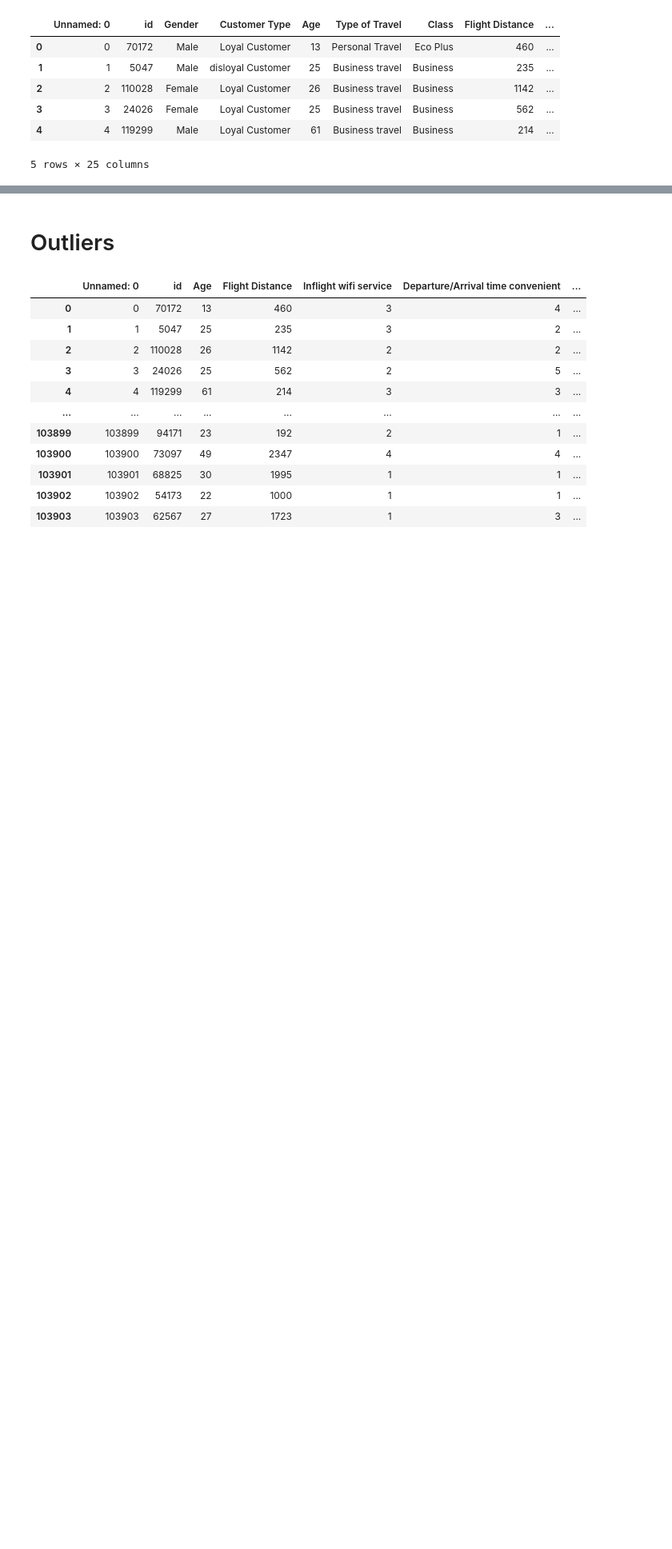
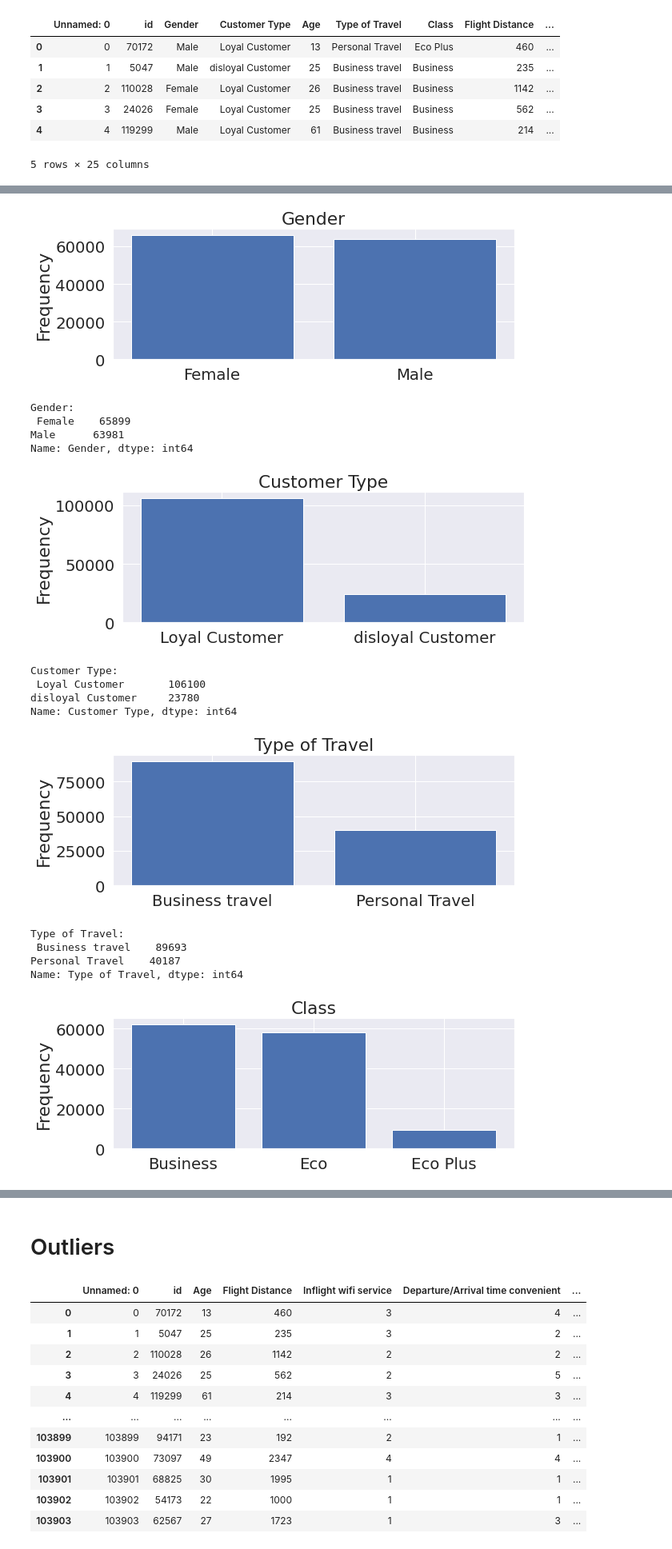
Before and after one commit to qnhhoa/DSS, a Jupyter notebook: Passenger_Satisfaction.ipynb, the cells around one changed output, grey strips where cells are left out. Shown: that part at 80% size. Cells and saved outputs as stored; diff of their text form; code cells hidden in the pictures; blank space fills up the shorter version.

```diff
--- a/Passenger_Satisfaction.ipynb
+++ b/Passenger_Satisfaction.ipynb
@@ -87,0 +106,35 @@ df_cp.describe()
+# %%
+def bar_plot(variable):
+    # we get the features
+    var = df_cp[variable]
+    # count number of categorical variable
+    varValue = var.value_counts()
+
+    plt.figure(figsize = (9,3))
+    plt.bar(varValue.index, varValue)
+    plt.xticks(varValue.index, varValue.index.values)
+    plt.ylabel("Frequency")
+    plt.title(variable)
+    plt.show()
+    print("{}: \n {}".format(variable,varValue))
+# %%
+categorical_var = ["Gender", "Customer Type", "Type of Travel", "Class"]
+for each in categorical_var:
+    bar_plot(each)
+# %% [output]
+[figure, added]
+Gender:
+ Female    65899
+Male      63981
+Name: Gender, dtype: int64
+[figure, added]
+Customer Type:
+ Loyal Customer       106100
+disloyal Customer     23780
+Name: Customer Type, dtype: int64
+[figure, added]
+Type of Travel:
+ Business travel    89693
+Personal Travel    40187
+Name: Type of Travel, dtype: int64
+[figure, added]
```
Also changed, not shown: parts of 38 cells of this notebook.
